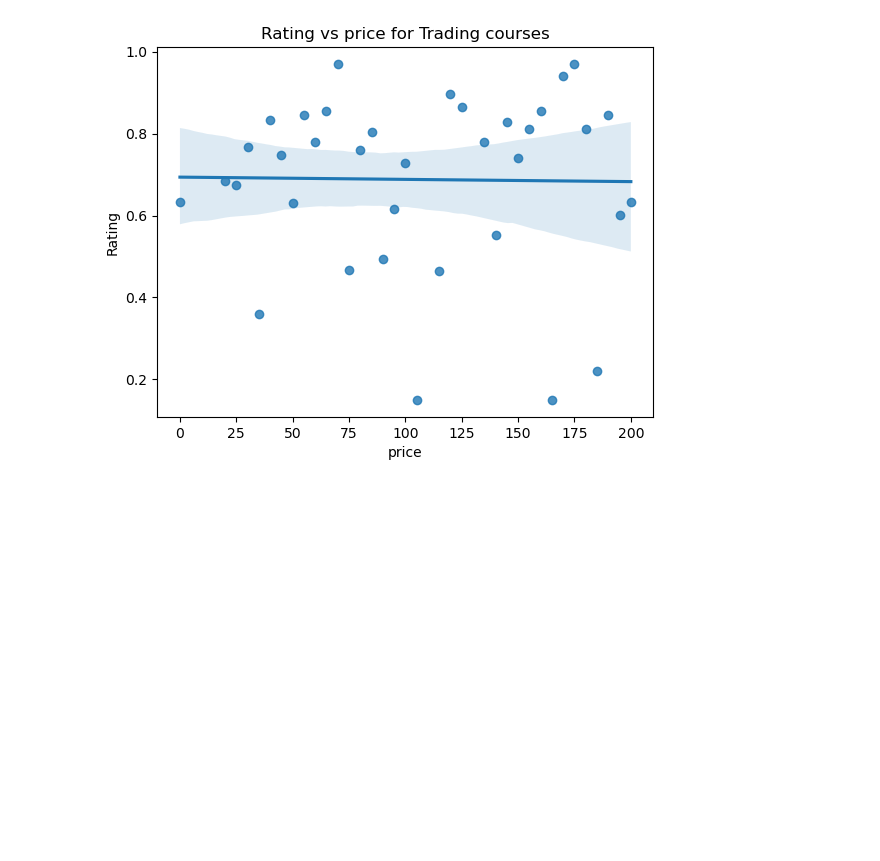
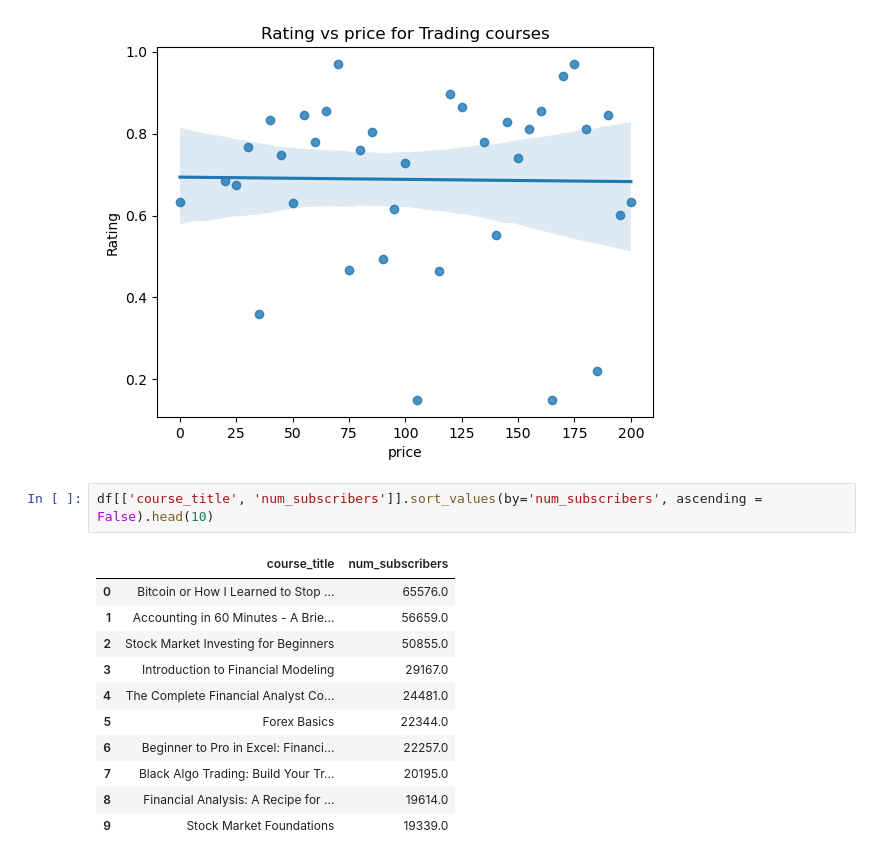
Before and after one commit to gmilman/Project_4_Udemy, a Jupyter notebook: Project_4.ipynb, the cells around one changed output. Drawn from its saved outputs; the diff is of its cells as text; blank space fills up the shorter version.

```diff
--- a/Project_4.ipynb
+++ b/Project_4.ipynb
@@ -455,3 +455,17 @@ plt.title('Rating vs price for Trading courses')
 # %% [output]
 Text(0.5, 1.0, 'Rating vs price for Trading courses')
 [figure]
+# %%
+df[['course_title', 'num_subscribers']].sort_values(by='num_subscribers', ascending = False).head(10)
+# %% [output]
+|  | course_title | num_subscribers |
+| 0 | Bitcoin or How I Learned to Stop ... | 65576.0 |
+| 1 | Accounting in 60 Minutes - A Brie... | 56659.0 |
+| 2 | Stock Market Investing for Beginners | 50855.0 |
+| 3 | Introduction to Financial Modeling | 29167.0 |
+| 4 | The Complete Financial Analyst Co... | 24481.0 |
+| 5 | Forex Basics | 22344.0 |
+| 6 | Beginner to Pro in Excel: Financi... | 22257.0 |
+| 7 | Black Algo Trading: Build Your Tr... | 20195.0 |
+| 8 | Financial Analysis: A Recipe for ... | 19614.0 |
+| 9 | Stock Market Foundations | 19339.0 |
```
Also changed, not shown: 2 other files.
